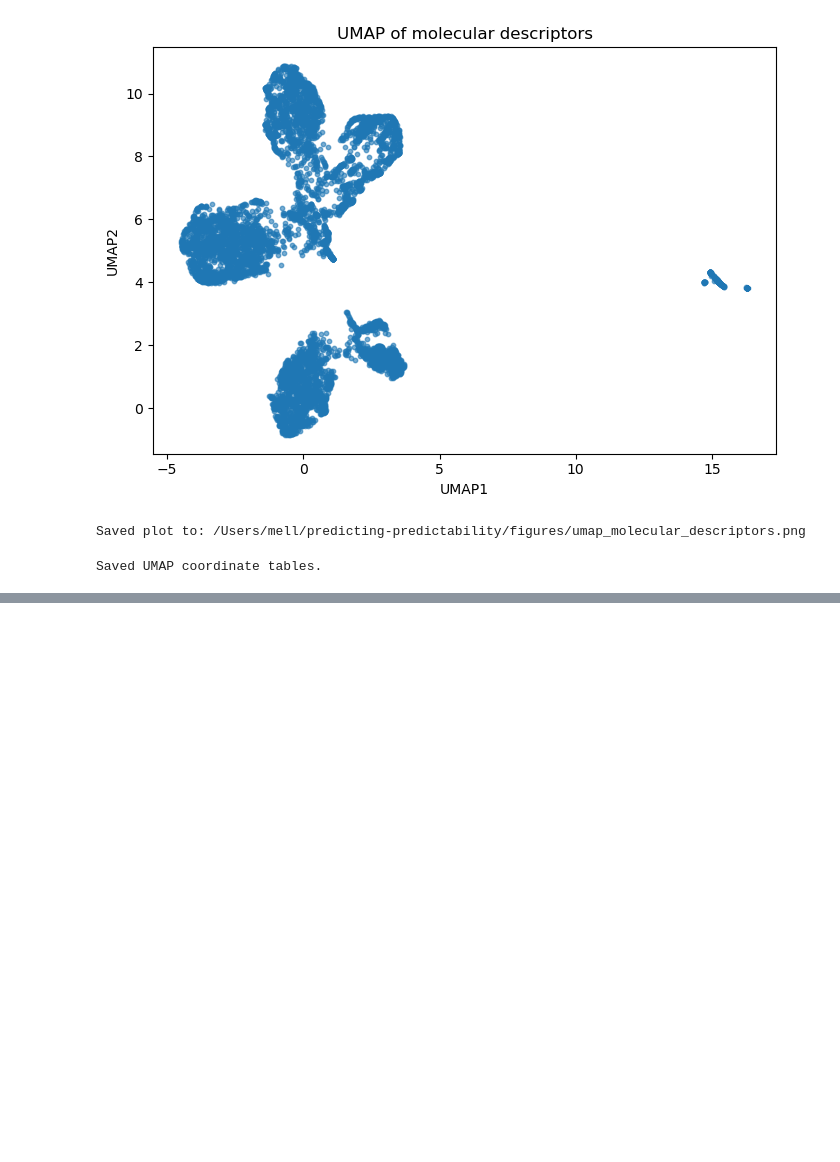
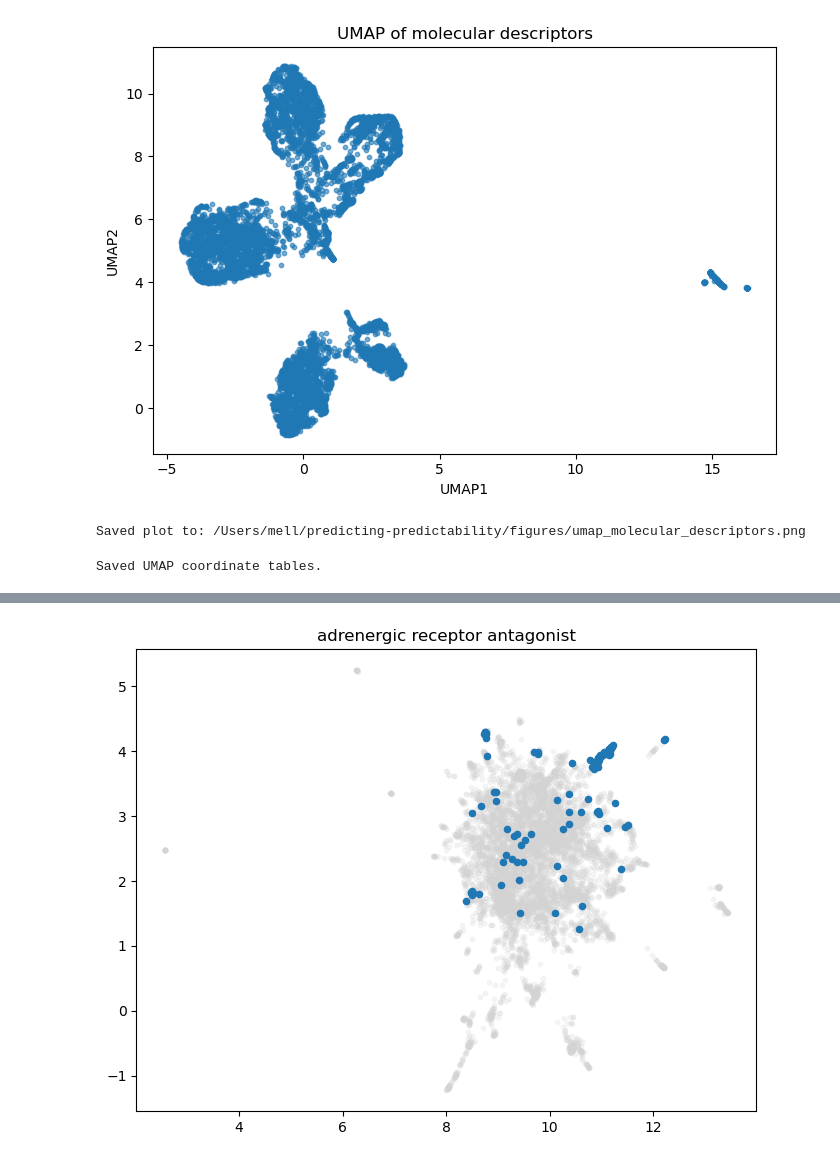
Before and after one commit to mell508-gif/predicting-predictability, a Jupyter notebook: notebooks/objective_2_rdkit_fingerprints.ipynb, the cells around one changed output, grey strips where cells are left out. Drawn from its saved outputs; the diff is of its cells as text; code cells hidden in the pictures; blank space fills up the shorter version.

```diff
--- a/notebooks/objective_2_rdkit_fingerprints.ipynb
+++ b/notebooks/objective_2_rdkit_fingerprints.ipynb
@@ -1287,0 +1319,2 @@ Saved UMAP coordinate tables.
+# %%
+morgan_umap_df = pd.read_csv("../data/umap_morgan_fingerprints.csv")
@@ -1287,0 +1495,27 @@ Saved UMAP coordinate tables.
+# %%
+selected_moa = "adrenergic receptor antagonist"
+
+subset = morgan_plot_df.copy()
+
+plt.figure(figsize=(8,6))
+
+plt.scatter(
+    subset["UMAP1"],
+    subset["UMAP2"],
+    color="lightgray",
+    alpha=0.2,
+    s=10
+)
+
+highlight = subset[subset["moa"] == selected_moa]
+
+plt.scatter(
+    highlight["UMAP1"],
+    highlight["UMAP2"],
+    s=20
+)
+
+plt.title(selected_moa)
+plt.show()
+# %% [output]
+[figure, added]
```
Also changed, not shown: parts of 35 cells of this notebook.
